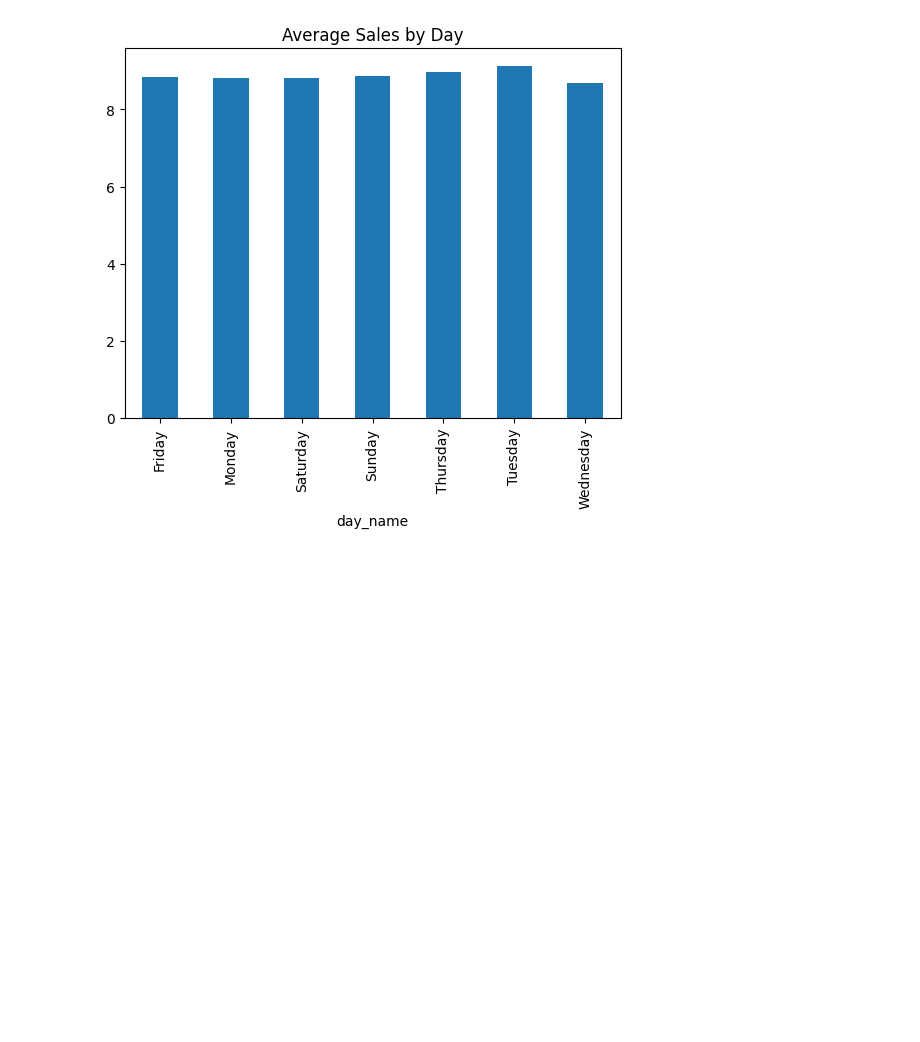
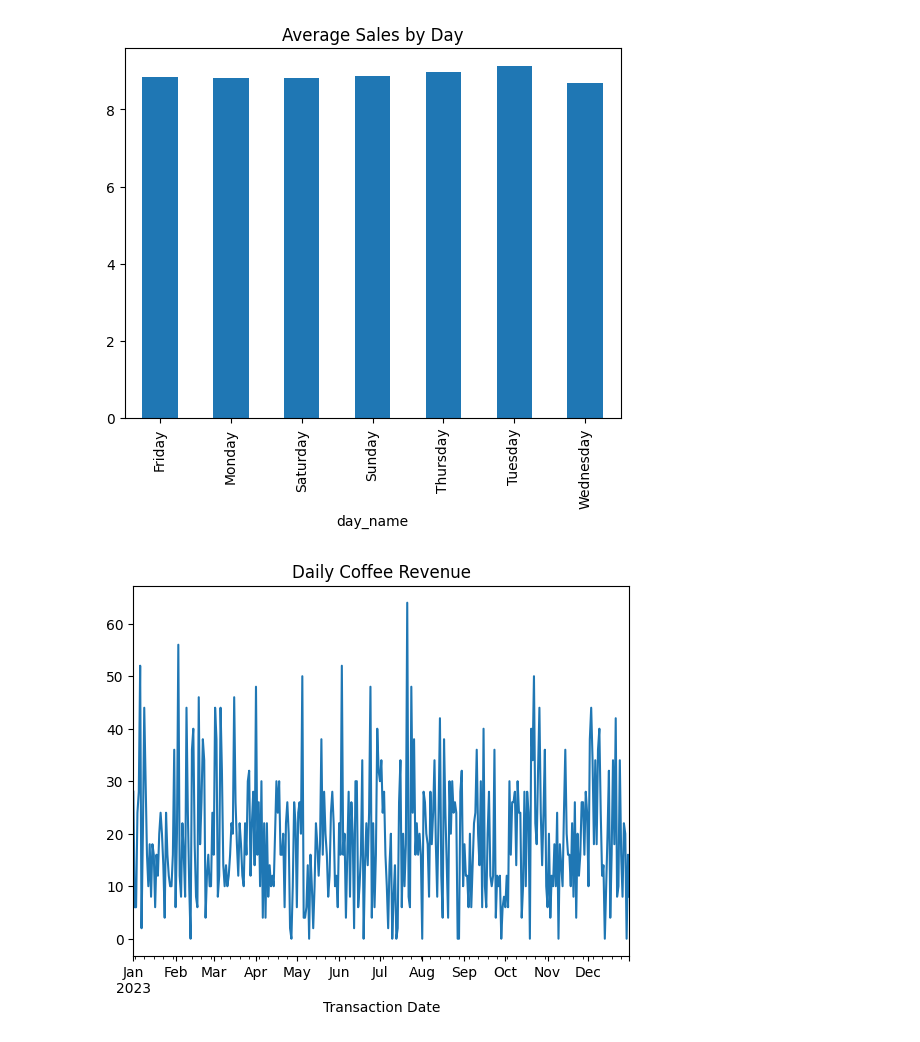
Before and after one commit to birhanumoges/Cafe-Sales-Forecasting_and_Recommendation-System, a Jupyter notebook: notebooks/time_series_analysis.ipynb, the cells around one changed output. Drawn from its saved outputs; the diff is of its cells as text; code cells hidden in the pictures; blank space fills up the shorter version.

```diff
--- a/notebooks/time_series_analysis.ipynb
+++ b/notebooks/time_series_analysis.ipynb
@@ -203,3 +203,14 @@ Tuesday      9.120519
 Wednesday    8.680835
 Name: Total Spent, dtype: float64
 [figure]
+# %%
+df['is_weekend'] = df.index.weekday >= 5
+
+df.groupby('is_weekend')['Total Spent'].mean()
+
+coffee_sales = df[df['Item_COFFEE'] == True]['Total Spent'].resample('D').sum()
+coffee_sales.plot()
+plt.title("Daily Coffee Revenue")
+plt.show()
+# %% [output]
+[figure, added]
```
Also changed, not shown: parts of 1 cell of this notebook.
